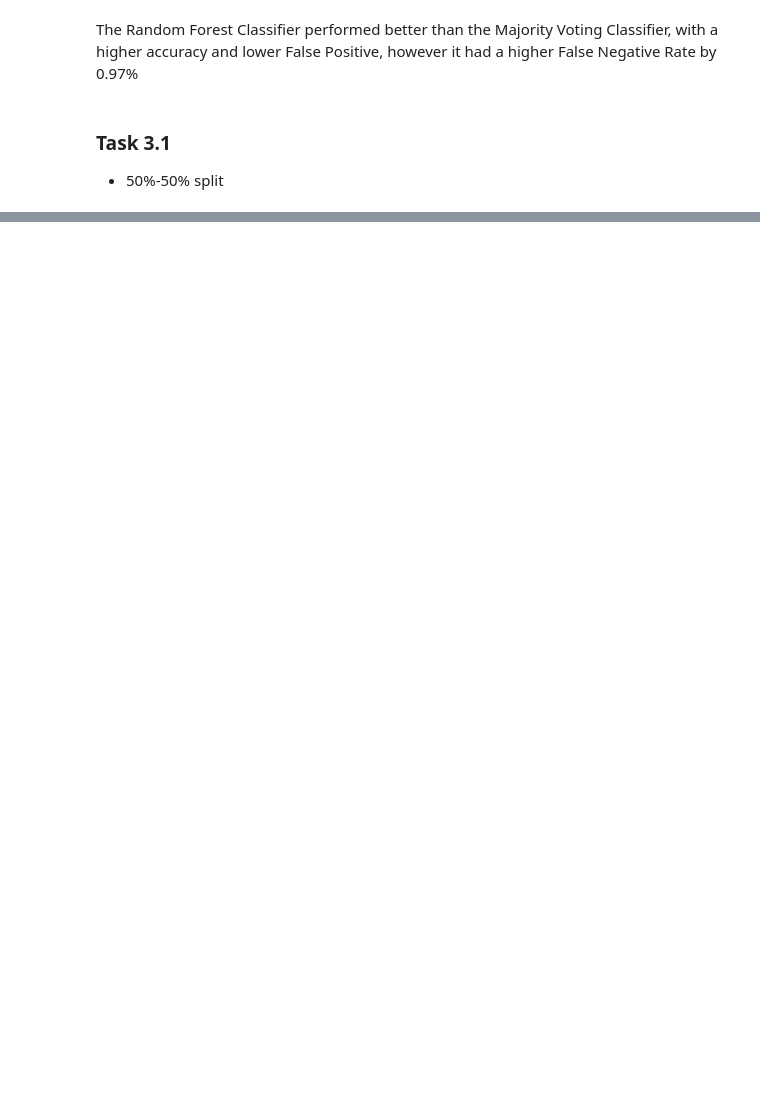
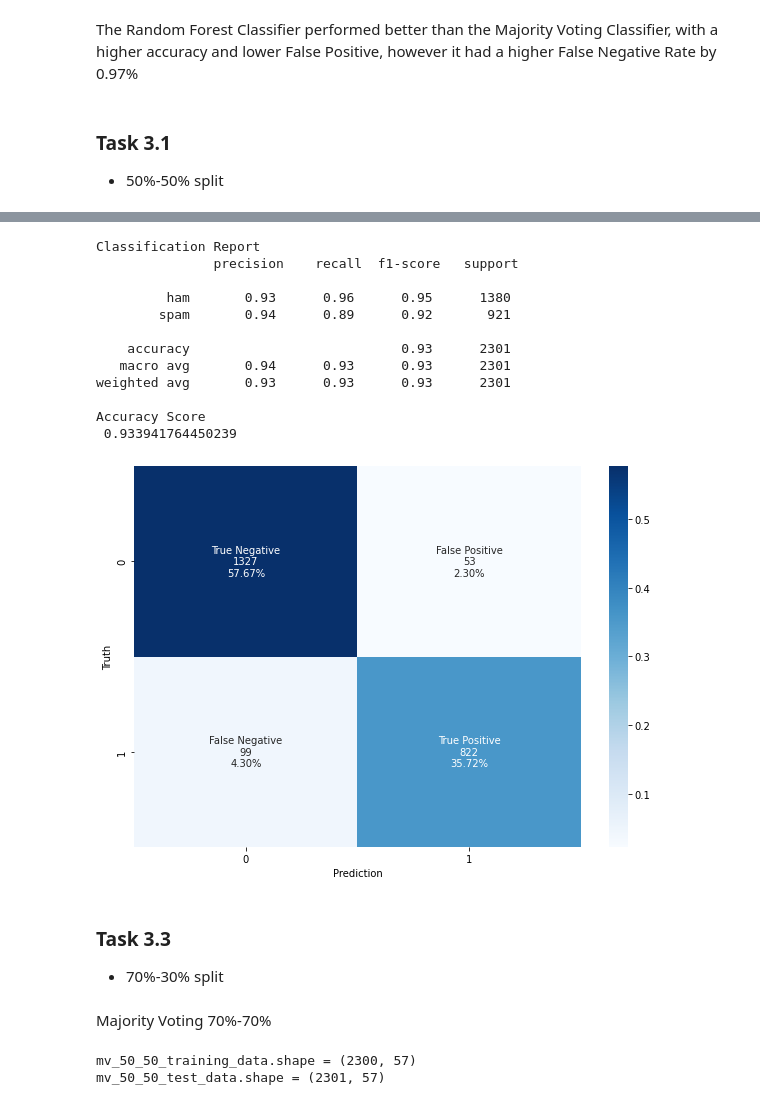
Before and after one commit to BbBot64/Statistics_for_Data_Science, a Jupyter notebook: Project_02/Ortiz_Jason_Project_2_Submission.ipynb, the cells around one changed output, grey strips where cells are left out. Cells and saved outputs as stored; diff of their text form; code cells hidden in the pictures; blank space fills up the shorter version.

```diff
--- a/Project_02/Ortiz_Jason_Project_2_Submission.ipynb
+++ b/Project_02/Ortiz_Jason_Project_2_Submission.ipynb
@@ -268,0 +339,3 @@ Accuracy Score
+# %%
+ada_60_40_training_data, ada_60_40_training_target = ada_60_40_train_set[non_class_features], ada_60_40_train_set['Class']
+ada_60_40_test_data, ada_60_40_test_target = ada_60_40_test_set[non_class_features], ada_60_40_test_set['Class']
@@ -268,0 +347,24 @@ Accuracy Score
+# %%
+ada_boost_60_40_classifier = AdaBoostClassifier(base_estimator=decision_tree_classifier).fit(ada_60_40_training_data, ada_60_40_training_target)
+ada_boost_60_40_classifier_predict = ada_boost_60_40_classifier.predict(ada_60_40_test_data)
+# %%
+rate_classifier(ada_60_40_test_target, ada_boost_60_40_classifier_predict)
+# %% [output]
+Classification Report
+               precision    recall  f1-score   support
+
+         ham       0.93      0.96      0.95      1380
+        spam       0.94      0.89      0.92       921
+
+    accuracy                           0.93      2301
+   macro avg       0.94      0.93      0.93      2301
+weighted avg       0.93      0.93      0.93      2301
+
+Accuracy Score
+ 0.933941764450239
+[figure, added]
+# %% [markdown]
+### Task 3.3
+* 70%-30% split
+# %% [markdown]
+Majority Voting 70%-70%
@@ -268,0 +376,5 @@ Accuracy Score
+# %%
+print(f'{mv_70_30_training_data.shape = }\n{mv_70_30_test_data.shape = }')
+# %% [output]
+mv_50_50_training_data.shape = (2300, 57)
+mv_50_50_test_data.shape = (2301, 57)
```
Also changed, not shown: parts of 56 cells of this notebook.
